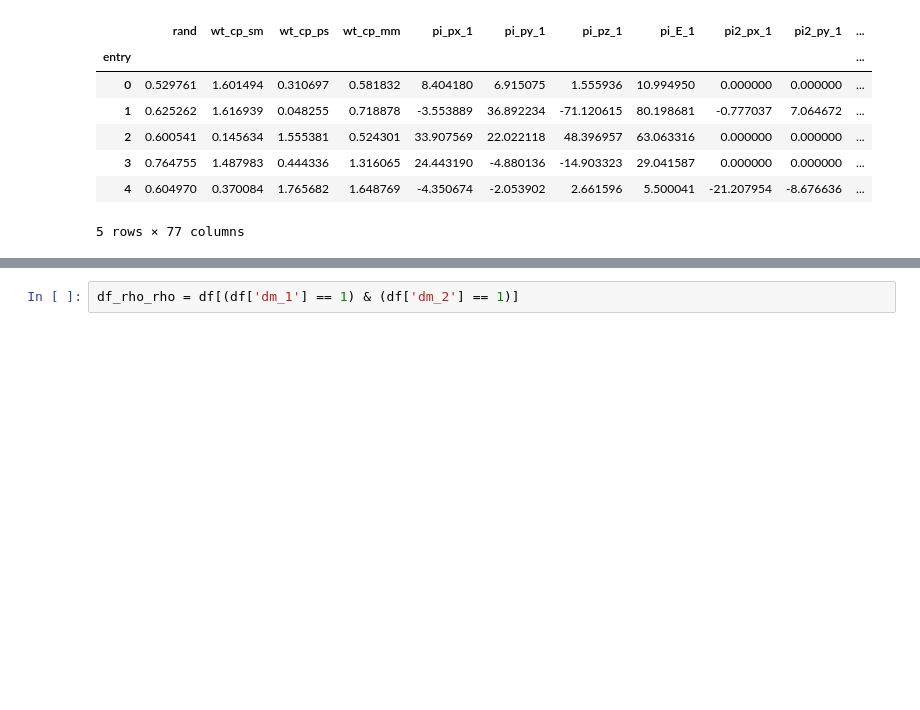
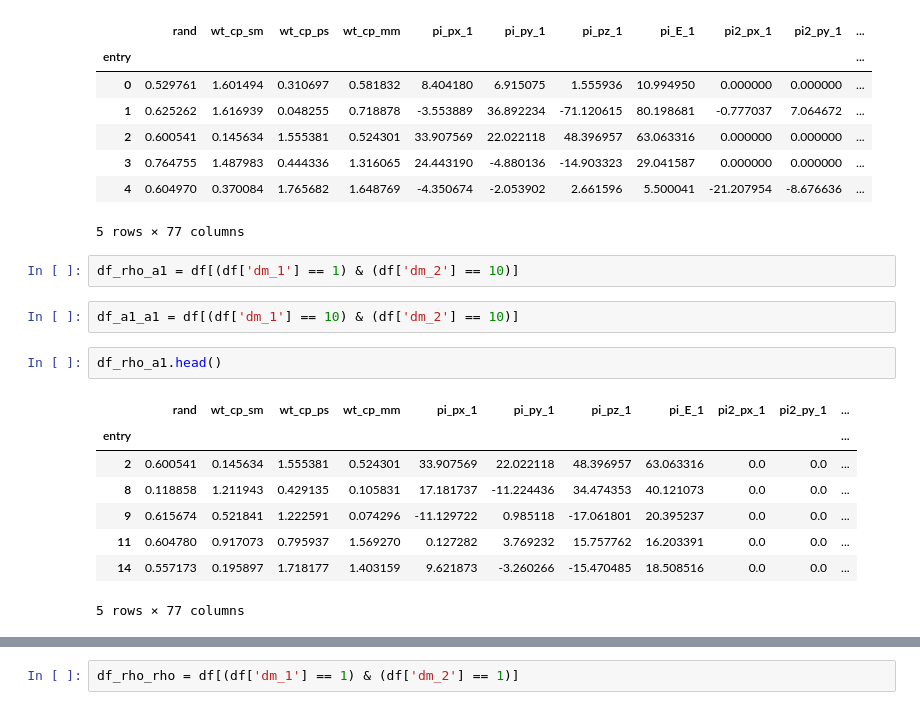
Before and after one commit to stanleyycheung/MSci-Project-HiggsTauTau, a Jupyter notebook: stanley/smearing.ipynb, the cells around one changed output, grey strips where cells are left out. Drawn from its saved outputs; the diff is of its cells as text; blank space fills up the shorter version.

```diff
--- a/stanley/smearing.ipynb
+++ b/stanley/smearing.ipynb
@@ -74,3 +74,18 @@ df.head()
 | 3 | 0.764755 | 1.487983 | 0.444336 | 1.316065 | 24.443190 | -4.880136 | -14.903323 | 29.041587 | 0.000000 | 0.000000 | ... |
 | 4 | 0.604970 | 0.370084 | 1.765682 | 1.648769 | -4.350674 | -2.053902 | 2.661596 | 5.500041 | -21.207954 | -8.676636 | ... |
 5 rows × 77 columns
+# %%
+df_rho_a1 = df[(df['dm_1'] == 1) & (df['dm_2'] == 10)]
+# %%
+df_a1_a1 = df[(df['dm_1'] == 10) & (df['dm_2'] == 10)]
+# %%
+df_rho_a1.head()
+# %% [output]
+|  | rand | wt_cp_sm | wt_cp_ps | wt_cp_mm | pi_px_1 | pi_py_1 | pi_pz_1 | pi_E_1 | pi2_px_1 | pi2_py_1 | ... |
+| entry |  |  |  |  |  |  |  |  |  |  | ... |
+| 2 | 0.600541 | 0.145634 | 1.555381 | 0.524301 | 33.907569 | 22.022118 | 48.396957 | 63.063316 | 0.0 | 0.0 | ... |
+| 8 | 0.118858 | 1.211943 | 0.429135 | 0.105831 | 17.181737 | -11.224436 | 34.474353 | 40.121073 | 0.0 | 0.0 | ... |
+| 9 | 0.615674 | 0.521841 | 1.222591 | 0.074296 | -11.129722 | 0.985118 | -17.061801 | 20.395237 | 0.0 | 0.0 | ... |
+| 11 | 0.604780 | 0.917073 | 0.795937 | 1.569270 | 0.127282 | 3.769232 | 15.757762 | 16.203391 | 0.0 | 0.0 | ... |
+| 14 | 0.557173 | 0.195897 | 1.718177 | 1.403159 | 9.621873 | -3.260266 | -15.470485 | 18.508516 | 0.0 | 0.0 | ... |
+5 rows × 77 columns
```
Also changed, not shown: parts of 45 cells of this notebook, 10 other files.
